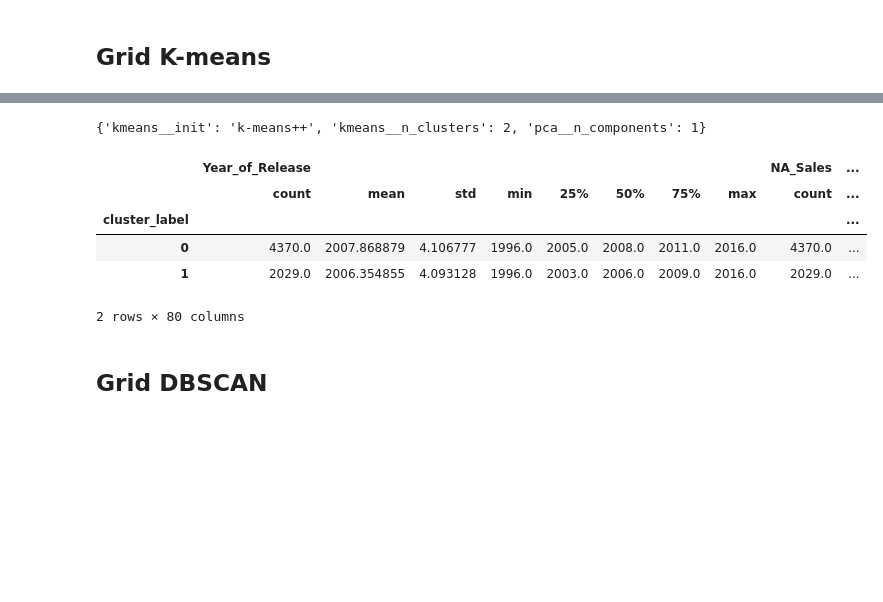
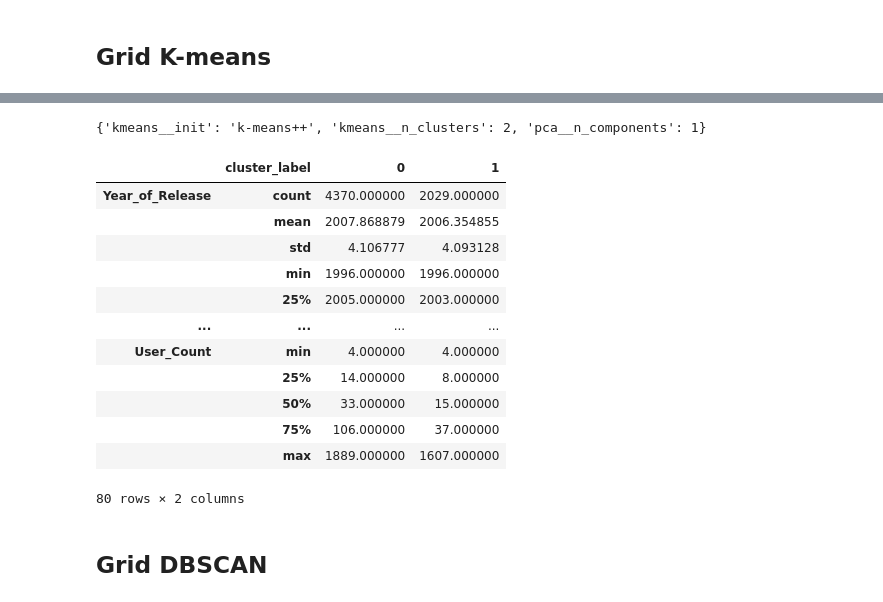
Before and after one commit to tsopeh/unsupervised_learning, a Jupyter notebook: video_games.ipynb, the cells around one changed output, grey strips where cells are left out. Cells and saved outputs as stored; diff of their text form; code cells hidden in the pictures; blank space fills up the shorter version.

```diff
--- a/video_games.ipynb
+++ b/video_games.ipynb
@@ -613,40 +621,47 @@ def grid_search_m_means(df):
         except ValueError:
             score = -1234
         return score
     model = GridSearchCV(
         estimator=classifier,
         param_grid=param_grid,
         scoring=my_silhouette_score,
         cv=[(slice(None), slice(None))],
         error_score=-1234,
         n_jobs=-1
     )
     model.fit(df)
     display(model.best_params_)
     return model.best_estimator_["kmeans"].labels_
 
 
 display(pure_df_sample.describe())
 grid_k_means_labels = grid_search_m_means(encode_categorical(new_df))
 df_with_grid_labels = pure_df_sample.assign(cluster_label=grid_k_means_labels)
-df_with_grid_labels.groupby("cluster_label").describe()
+df_with_grid_labels.groupby("cluster_label").describe().T
 # %% [output]
 |  | Year_of_Release | NA_Sales | EU_Sales | JP_Sales | Other_Sales | Global_Sales | Critic_Score | Critic_Count | ... |
 | count | 6399.000000 | 6399.000000 | 6399.000000 | 6399.000000 | 6399.000000 | 6399.000000 | 6399.000000 | 6399.000000 | ... |
 | mean | 2007.388811 | 0.300253 | 0.164526 | 0.035832 | 0.056003 | 0.556798 | 70.197375 | 27.911392 | ... |
 | std | 4.162205 | 0.427051 | 0.276254 | 0.106239 | 0.091681 | 0.748370 | 12.910007 | 17.743284 | ... |
 | min | 1996.000000 | 0.000000 | 0.000000 | 0.000000 | 0.000000 | 0.010000 | 29.000000 | 3.000000 | ... |
 | 25% | 2004.000000 | 0.060000 | 0.020000 | 0.000000 | 0.010000 | 0.110000 | 62.000000 | 14.000000 | ... |
 | 50% | 2007.000000 | 0.140000 | 0.060000 | 0.000000 | 0.020000 | 0.280000 | 72.000000 | 24.000000 | ... |
 | 75% | 2010.000000 | 0.360000 | 0.190000 | 0.010000 | 0.060000 | 0.670000 | 80.000000 | 38.000000 | ... |
 | max | 2016.000000 | 3.280000 | 2.290000 | 0.920000 | 0.860000 | 6.050000 | 98.000000 | 86.000000 | ... |
 {'kmeans__init': 'k-means++', 'kmeans__n_clusters': 2, 'pca__n_components': 1}
-|  | Year_of_Release |  |  |  |  |  |  |  | NA_Sales | ... |
-|  | count | mean | std | min | 25% | 50% | 75% | max | count | ... |
-| cluster_label |  |  |  |  |  |  |  |  |  | ... |
-| 0 | 4370.0 | 2007.868879 | 4.106777 | 1996.0 | 2005.0 | 2008.0 | 2011.0 | 2016.0 | 4370.0 | ... |
-| 1 | 2029.0 | 2006.354855 | 4.093128 | 1996.0 | 2003.0 | 2006.0 | 2009.0 | 2016.0 | 2029.0 | ... |
+|  | cluster_label | 0 | 1 |
+| Year_of_Release | count | 4370.000000 | 2029.000000 |
+|  | mean | 2007.868879 | 2006.354855 |
+|  | std | 4.106777 | 4.093128 |
+|  | min | 1996.000000 | 1996.000000 |
+|  | 25% | 2005.000000 | 2003.000000 |
+| ... | ... | ... | ... |
+| User_Count | min | 4.000000 | 4.000000 |
+|  | 25% | 14.000000 | 8.000000 |
+|  | 50% | 33.000000 | 15.000000 |
+|  | 75% | 106.000000 | 37.000000 |
+|  | max | 1889.000000 | 1607.000000 |
-2 rows × 80 columns
+80 rows × 2 columns
 # %% [markdown]
 ## Grid DBSCAN
 # %%
```
Also changed, not shown: parts of 5 cells of this notebook.
